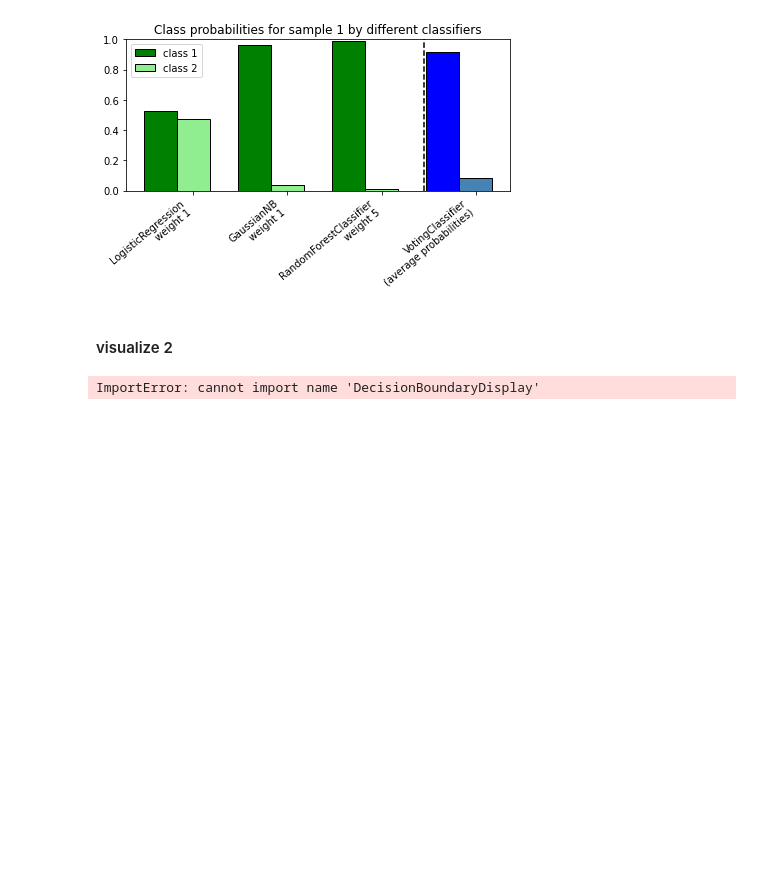
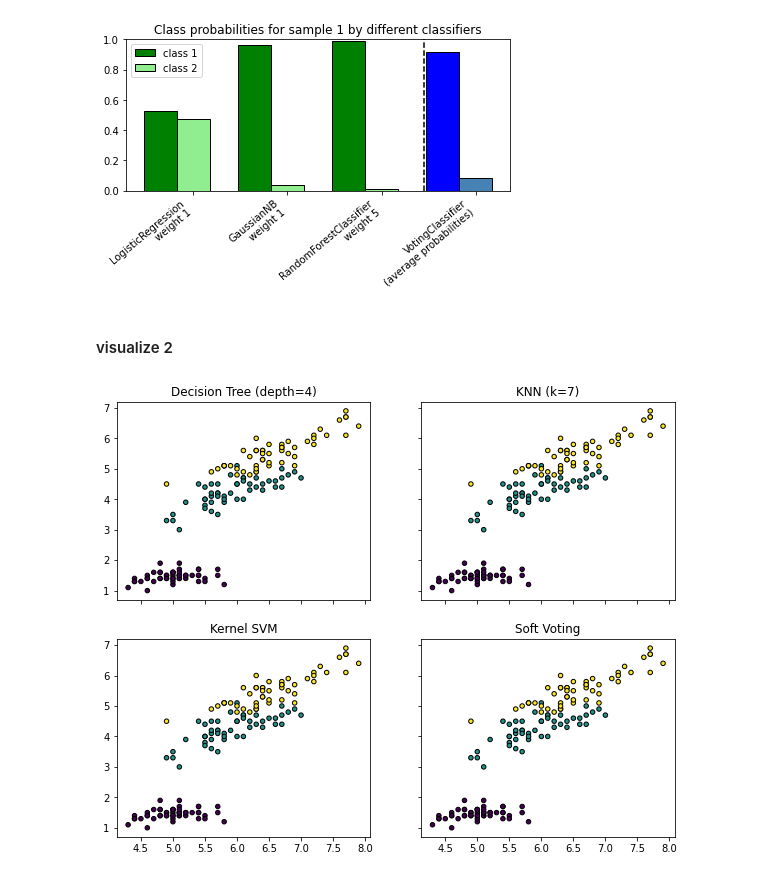
Before and after one commit to tekeuange23/ml-in-action, a Jupyter notebook: Ensemble-Learning-and-Random-Forests.ipynb, the cells around one changed output. Cells and saved outputs as stored; diff of their text form; code cells hidden in the pictures; blank space fills up the shorter version.

Commit message:
fix DecisionBoundaryDisplay not found to access just data

```diff
--- a/Ensemble-Learning-and-Random-Forests.ipynb
+++ b/Ensemble-Learning-and-Random-Forests.ipynb
@@ -170,41 +170,41 @@ from sklearn.tree import DecisionTreeClassifier
 from sklearn.neighbors import KNeighborsClassifier
 from sklearn.svm import SVC
 from sklearn.ensemble import VotingClassifier
-from sklearn.inspection import DecisionBoundaryDisplay
+# from sklearn.inspection import DecisionBoundaryDisplay
 
 # Loading some example data
 iris = datasets.load_iris()
 X = iris.data[:, [0, 2]]
 y = iris.target
 
 # Training classifiers
 clf1 = DecisionTreeClassifier(max_depth=4)
 clf2 = KNeighborsClassifier(n_neighbors=7)
 clf3 = SVC(gamma=0.1, kernel="rbf", probability=True)
 eclf = VotingClassifier(
     estimators=[("dt", clf1), ("knn", clf2), ("svc", clf3)],
     voting="soft",
     weights=[2, 1, 2],
 )
 
 clf1.fit(X, y)
 clf2.fit(X, y)
 clf3.fit(X, y)
 eclf.fit(X, y)
 
 # Plotting decision regions
 f, axarr = plt.subplots(2, 2, sharex="col", sharey="row", figsize=(10, 8))
 for idx, clf, tt in zip(
     product([0, 1], [0, 1]),
     [clf1, clf2, clf3, eclf],
     ["Decision Tree (depth=4)", "KNN (k=7)", "Kernel SVM", "Soft Voting"],
 ):
-    DecisionBoundaryDisplay.from_estimator(
-        clf, X, alpha=0.4, ax=axarr[idx[0], idx[1]], response_method="predict"
-    )
+#     DecisionBoundaryDisplay.from_estimator(
+#         clf, X, alpha=0.4, ax=axarr[idx[0], idx[1]], response_method="predict"
+#     )
     axarr[idx[0], idx[1]].scatter(X[:, 0], X[:, 1], c=y, s=20, edgecolor="k")
     axarr[idx[0], idx[1]].set_title(tt)
 
 plt.show()
 # %% [output]
-ImportError: cannot import name 'DecisionBoundaryDisplay'
+[figure, added]
```
